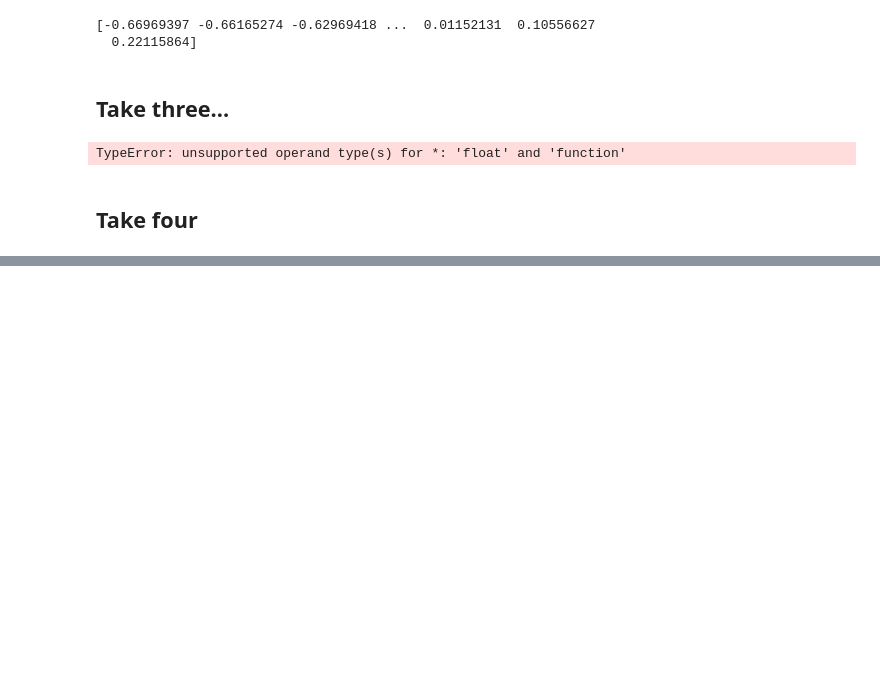
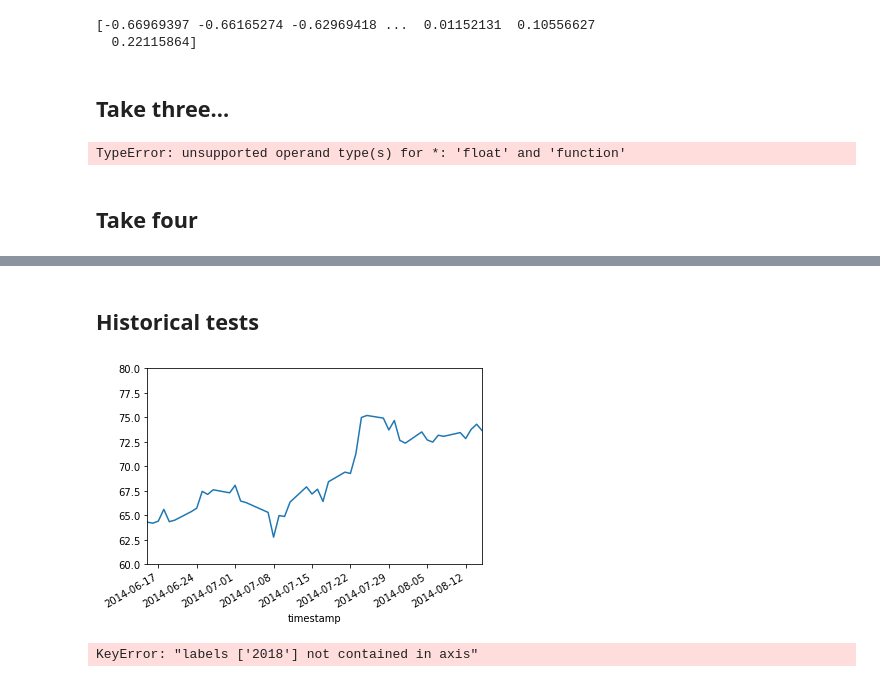
Before and after one commit to hub16/behavfinance, a Jupyter notebook: Beginnings - pricefeed.ipynb, the cells around one changed output, grey strips where cells are left out. Drawn from its saved outputs; the diff is of its cells as text; code cells hidden in the pictures; blank space fills up the shorter version.

```diff
--- a/Beginnings - pricefeed.ipynb
+++ b/Beginnings - pricefeed.ipynb
@@ -370,0 +375,52 @@ plt.show()
+# %% [markdown]
+## Historical tests
+# %%
+## Explorations
+
+# Hypothetical positive bubble 1: Jun-Jul 2014 (started ~10 June; ended 25 July)
+
+data['close'].plot()
+plt.xlim('2014-06-15','2014-08-15') # change x-axis
+plt.ylim(60,80) # change y-axis
+plt.show() # will be mirrored if loaded
+
+# Keeping relevant dates
+
+# data['dates'] = data.index
+
+# data.drop(pd.to_datetime('2018'))
+
+# data.drop(data.index['2016':'2018'])
+
+# data['2014-08-15':'2014-06-15']
+
+#PREDICTED PARAMS: tc,m,ω with different rolling 30-day windows
+
+#Full date range (hindsight):
+#One day before:
+#Two days before
+#Three days before:
+#A week before:
+
+
+
+
+# CURRENT STEPS: fit the curve for just the subset of data
+
+# Code for fitting models separately
+
+# btime = ['2014-06-15','2014-08-15']
+# data = data[data['date'].isin(btime)]
+
+# Spare code
+
+#del df['column_name'] - code for deleting variables
+# - code for deleting obs
+
+# Current to-dos: plot a given set of data; not enough obs to do daily?; other way to get fin; change 'data' refs to 'df'
+# Other next steps; iterative fitting
+
+# New way to get fin data: https://jakevdp.github.io/PythonDataScienceHandbook/03.11-working-with-time-series.html
+# %% [output]
+[figure, added]
+KeyError: "labels ['2018'] not contained in axis"
```
Also changed, not shown: parts of 2 cells of this notebook.
